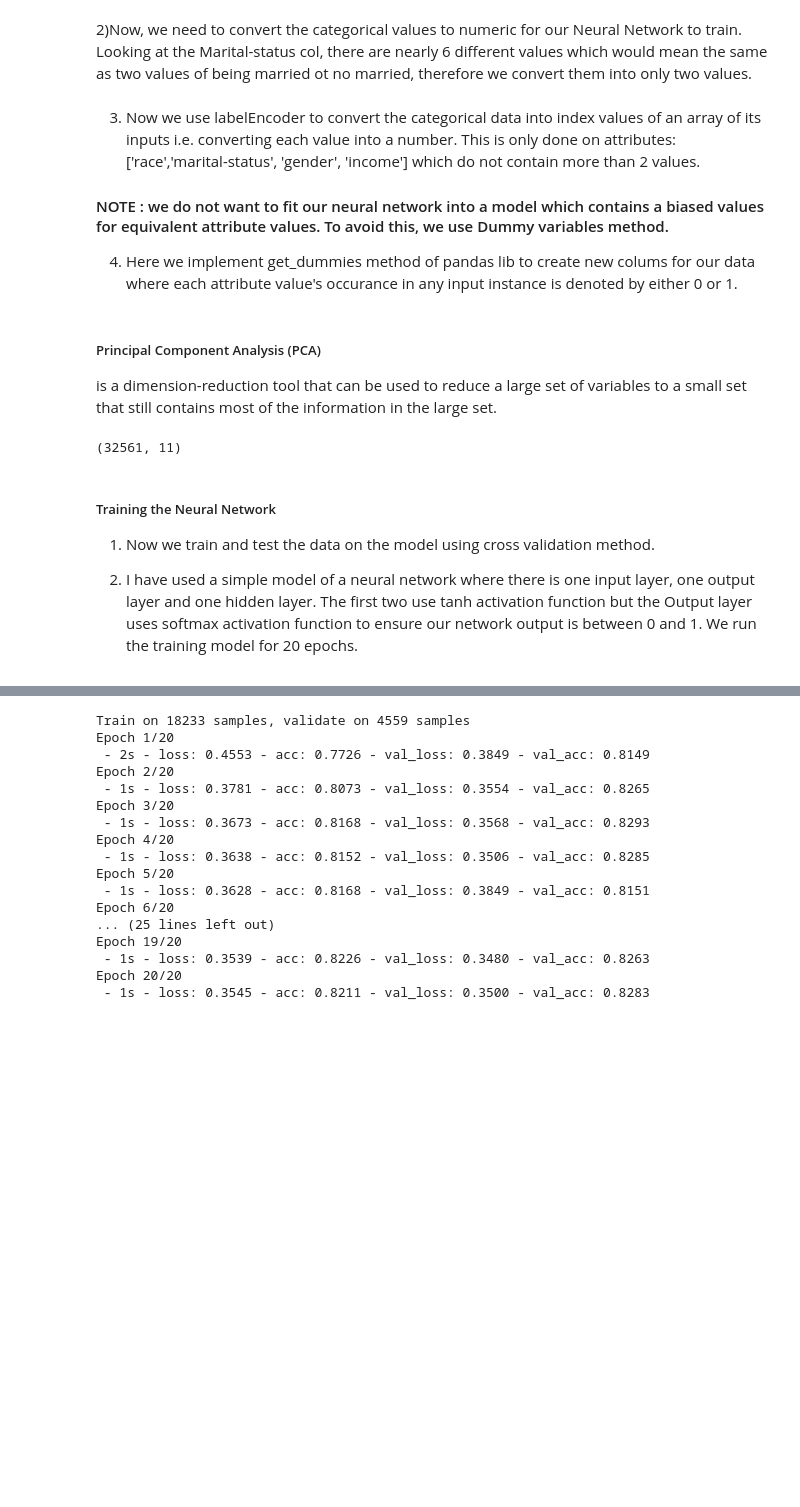
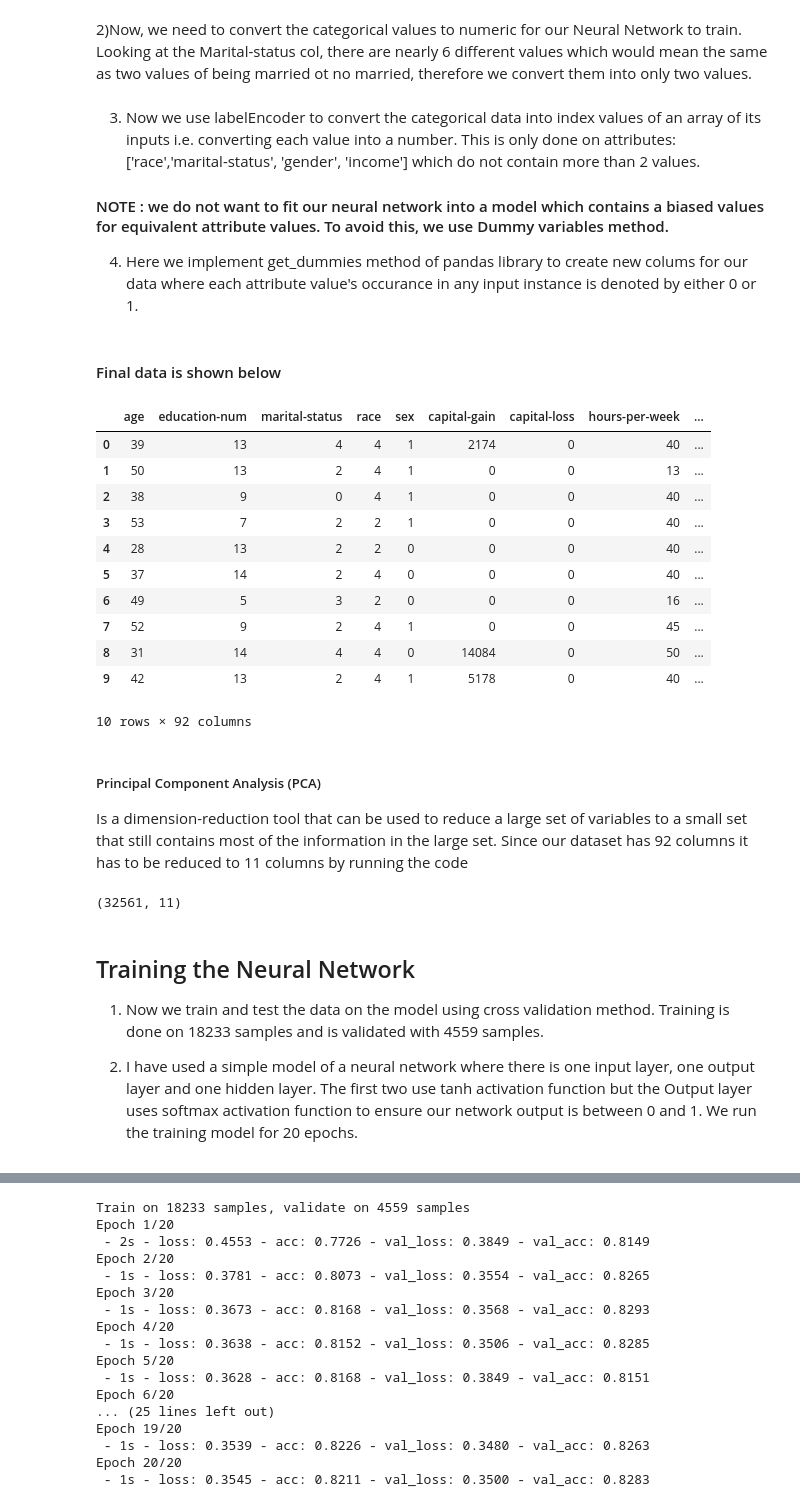
Before and after one commit to matam997/machinelearning, a Jupyter notebook: day8/adult dataset/Capstone project.ipynb, the cells around one changed output, grey strips where cells are left out. Cells and saved outputs as stored; diff of their text form; code cells hidden in the pictures; blank space fills up the shorter version.

```diff
--- a/day8/adult dataset/Capstone project.ipynb
+++ b/day8/adult dataset/Capstone project.ipynb
@@ -78,7 +104,7 @@ data2.replace(['Divorced', 'Married-AF-spouse', 'Married-civ-spouse', 'Married-s
 
 #### NOTE : we do not want to fit our neural network into a model which contains a biased values for equivalent attribute values. To avoid this, we use Dummy variables method.
 
-4) Here we implement get_dummies method of pandas lib to create new colums for our data where each attribute value's occurance in any input instance is denoted by either 0 or 1.
+4) Here we implement get_dummies method of pandas library to create new colums for our data where each attribute value's occurance in any input instance is denoted by either 0 or 1.
 # %%
 labelEncoder = preprocessing.LabelEncoder()
 category_col =['race','marital-status', 'sex', 'target']
@@ -93,12 +119,29 @@ data = pd.get_dummies(data2, columns=category_col_1, drop_first=True)
 ##unknown Attribute is removed and income class label is appended in the end
 dataframe=data.drop('fnlwgt',1)
 final_data =dataframe[[c for c in dataframe if c not in ['target']] + ['target']]
+# %% [markdown]
+#### Final data is shown below
+# %%
+final_data.head(10)
+# %% [output]
+|  | age | education-num | marital-status | race | sex | capital-gain | capital-loss | hours-per-week | ... |
+| 0 | 39 | 13 | 4 | 4 | 1 | 2174 | 0 | 40 | ... |
+| 1 | 50 | 13 | 2 | 4 | 1 | 0 | 0 | 13 | ... |
+| 2 | 38 | 9 | 0 | 4 | 1 | 0 | 0 | 40 | ... |
+| 3 | 53 | 7 | 2 | 2 | 1 | 0 | 0 | 40 | ... |
+| 4 | 28 | 13 | 2 | 2 | 0 | 0 | 0 | 40 | ... |
+| 5 | 37 | 14 | 2 | 4 | 0 | 0 | 0 | 40 | ... |
+| 6 | 49 | 5 | 3 | 2 | 0 | 0 | 0 | 16 | ... |
+| 7 | 52 | 9 | 2 | 4 | 1 | 0 | 0 | 45 | ... |
+| 8 | 31 | 14 | 4 | 4 | 0 | 14084 | 0 | 50 | ... |
+| 9 | 42 | 13 | 2 | 4 | 1 | 5178 | 0 | 40 | ... |
+10 rows × 92 columns
 # %%
 X = final_data.iloc[:, 0:91].values
 Y = final_data.iloc[:, 91].values
 # %% [markdown]
 ##### Principal Component Analysis (PCA)
-is a dimension-reduction tool that can be used to reduce a large set of variables to a small set that still contains most of the information in the large set.
+Is a dimension-reduction tool that can be used to reduce a large set of variables to a small set that still contains most of the information in the large set. Since our dataset has  92 columns it has to be reduced to 11 columns by running the code
 # %%
 pca = PCA(n_components=11)
 x = pca.fit_transform(X)
@@ -107,9 +150,9 @@ x.shape
 (32561, 11)
 # %% [markdown]
 
-##### Training the Neural Network
+## Training the Neural Network
 
-1) Now we train and test the data on the model using cross validation method.
+1) Now we train and test the data on the model using cross validation method. Training is done on 18233 samples and is validated with 4559 samples.
 
 2) I have used a simple model of a neural network where there is one input layer, one output layer and one hidden layer. The first two use tanh activation function but the Output layer uses softmax activation function to ensure our network output is between 0 and 1. We run the training model for 20 epochs.
 # %%
```
Also changed, not shown: parts of 9 cells of this notebook.
